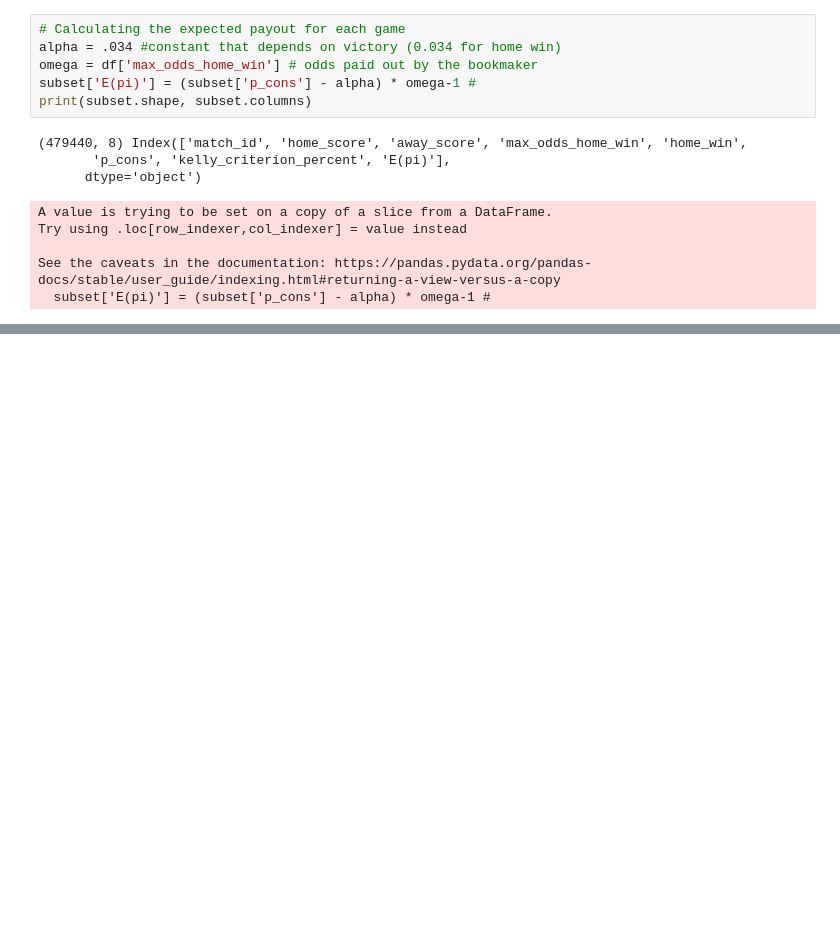
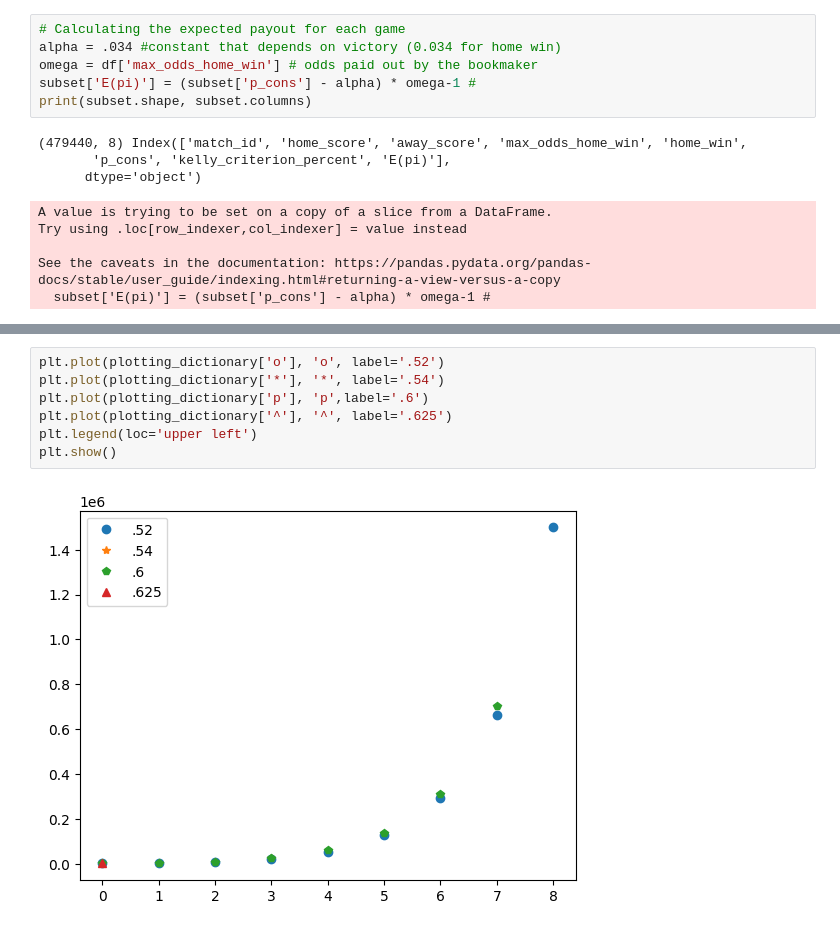
Before and after one commit to reillyn51/340wProject, a Jupyter notebook: DS340W_Modified_Implementation.ipynb, the cells around one changed output, grey strips where cells are left out. Saved outputs shown, nothing was run; the diff lists cells and outputs as text; blank space fills up the shorter version.

```diff
--- a/DS340W_Modified_Implementation.ipynb
+++ b/DS340W_Modified_Implementation.ipynb
@@ -142,0 +202,9 @@ print(sum(subset_2['wealth']) - starting_salary)
+# %%
+plt.plot(plotting_dictionary['o'], 'o', label='.52')
+plt.plot(plotting_dictionary['*'], '*', label='.54')
+plt.plot(plotting_dictionary['p'], 'p',label='.6')
+plt.plot(plotting_dictionary['^'], '^', label='.625')
+plt.legend(loc='upper left')
+plt.show()
+# %% [output]
+[figure, added]
```
Also changed, not shown: parts of 10 cells of this notebook.
